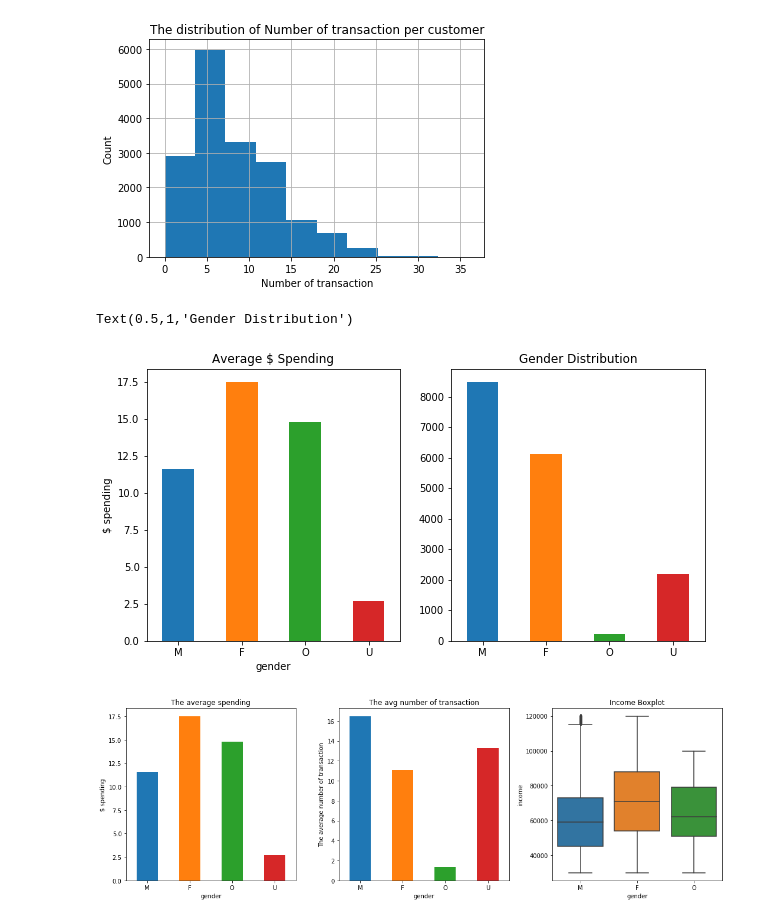
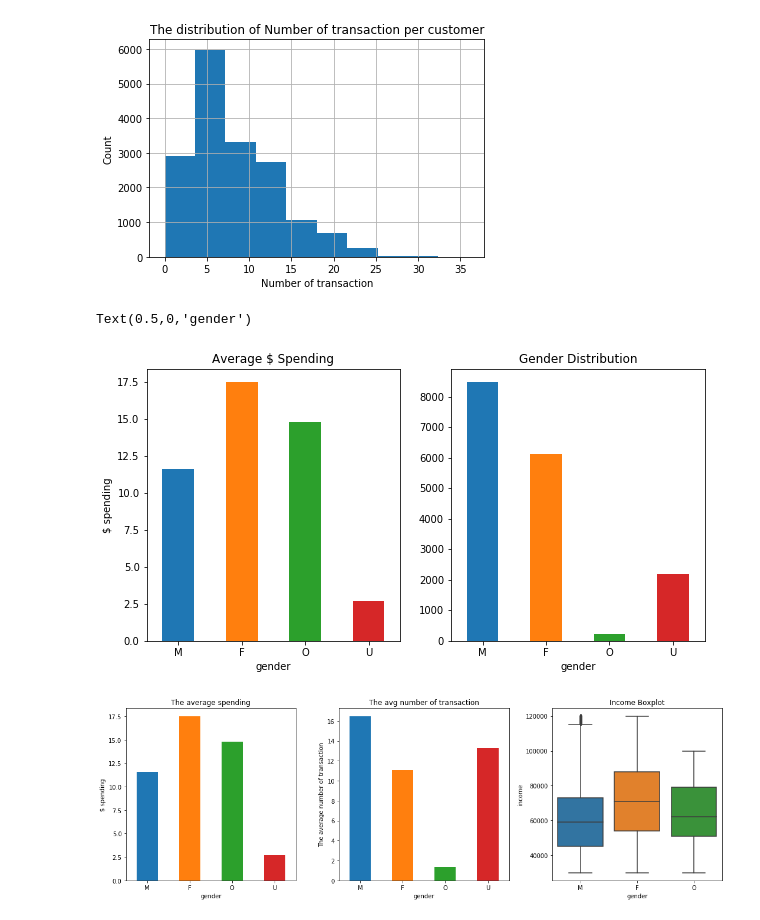
Before and after one commit to jeffrisandy/starbuck_capstone, a Jupyter notebook: 1. Data Understanding and Cleaning.ipynb, the cells around one changed output. Drawn from its saved outputs; the diff is of its cells as text; code cells hidden in the pictures.

```diff
--- a/1. Data Understanding and Cleaning.ipynb
+++ b/1. Data Understanding and Cleaning.ipynb
@@ -493,23 +496,27 @@ max         36.000000
 Name: amount, dtype: float64
 [figure]
 # %%
-# Average spending by GENDER
+""" Average spending by GENDER """
 
-# assing missing value in gender wutg 'U'
+# assign missing value in gender with 'U' value
 transcript_merged_ = transcript_merged.copy()
 transcript_merged_.loc[transcript_merged.gender.isnull(), 'gender'] ='U'
 
 #plot
 f, (ax1, ax2) = plt.subplots(1,2, figsize=(10,5))
+
+#plot average spending
 transcript_merged_.groupby('gender')['amount'].mean()[['M', 'F', 'O', 'U']].plot(kind='bar', ax=ax1);
 ax1.set_xticklabels(ax1.get_xticklabels(), rotation=0)
 ax1.set_ylabel("$ spending")
-ax1.set_title("Average $ Spending")
+ax1.set_title("Average $ Spending");
 
+#plot gender distribution
 profile.fillna('U').gender.value_counts()[['M', 'F', 'O', 'U']].plot(kind='bar', ax=ax2)
 ax2.set_xticklabels(ax2.get_xticklabels(), rotation=0)
-plt.title('Gender Distribution')
+plt.title('Gender Distribution');
+ax2.set_xlabel('gender')
 # %% [output]
-Text(0.5,1,'Gender Distribution')
+Text(0.5,0,'gender')
-[figure, old version]
+[figure, new version]
 # %%
```
Also changed, not shown: parts of 23 cells of this notebook.
